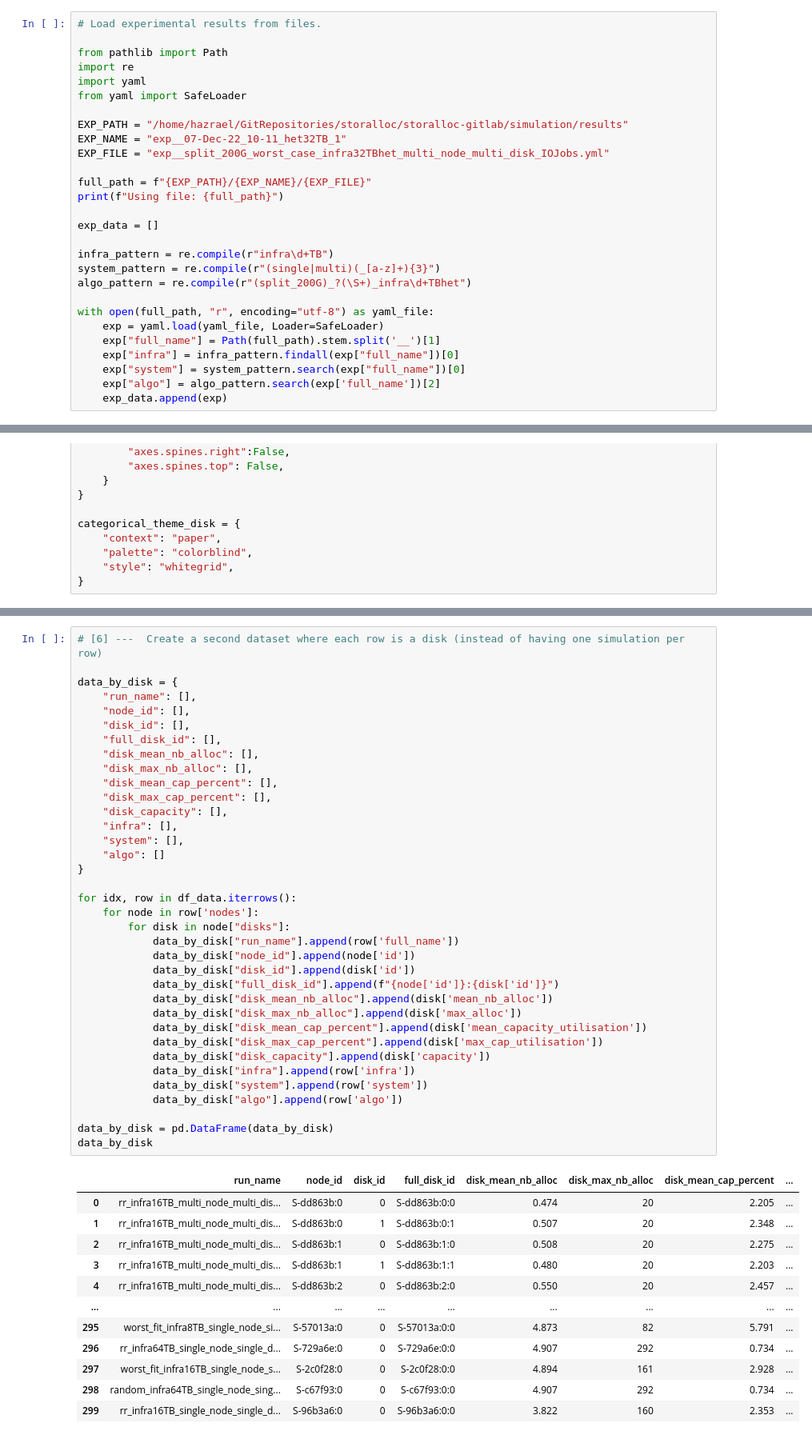
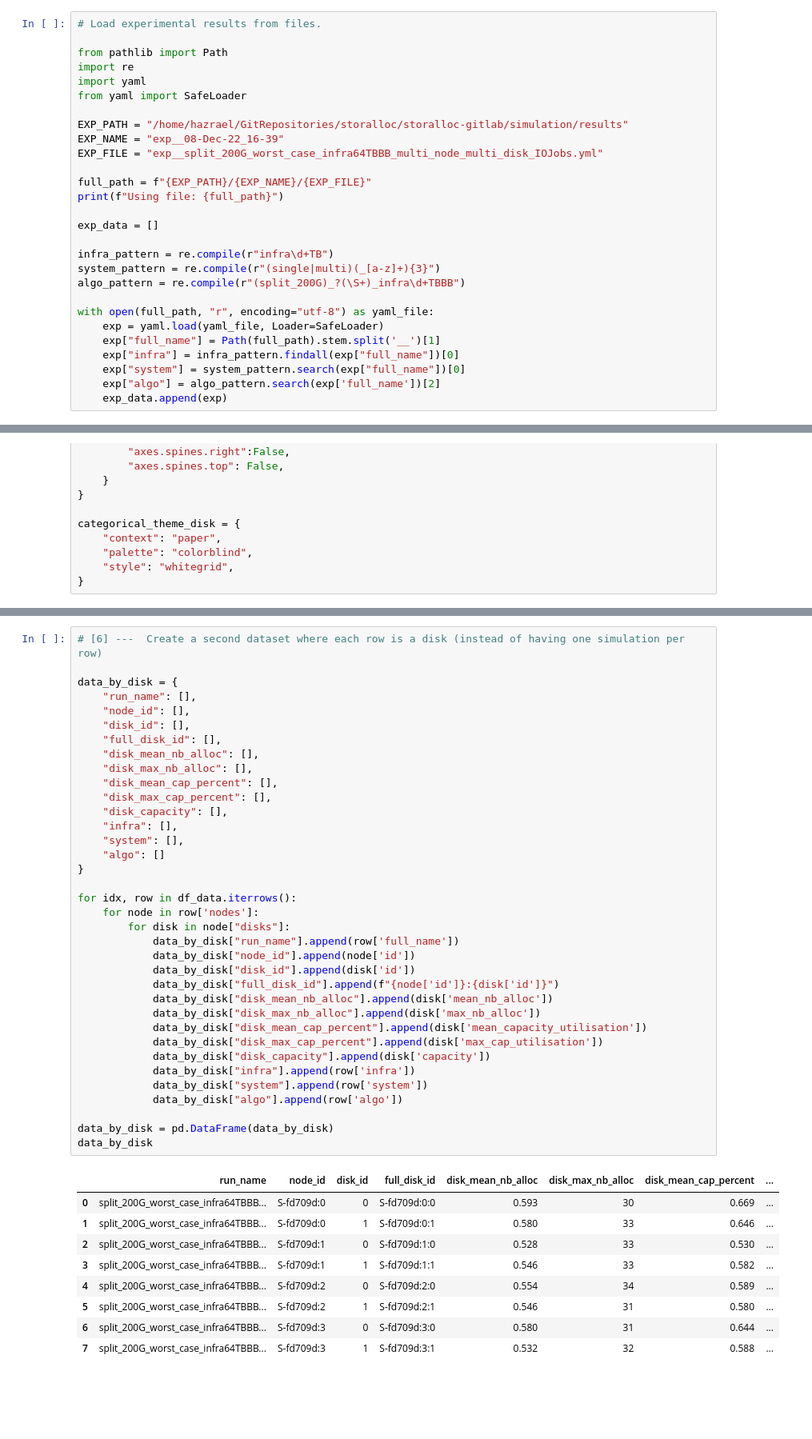
Before and after one commit to hephtaicie/storalloc, a Jupyter notebook: simulation/Seaborn_StorAllocStats_SingleFile.ipynb, the cells around one changed output, grey strips where cells are left out. Shown: that part at 80% size. Drawn from its saved outputs; the diff is of its cells as text; blank space fills up the shorter version.

```diff
--- a/simulation/Seaborn_StorAllocStats_SingleFile.ipynb
+++ b/simulation/Seaborn_StorAllocStats_SingleFile.ipynb
@@ -10,8 +10,8 @@ import yaml
 from yaml import SafeLoader
 
 EXP_PATH = "/home/hazrael/GitRepositories/storalloc/storalloc-gitlab/simulation/results"
-EXP_NAME = "exp__07-Dec-22_10-11_het32TB_1"
-EXP_FILE = "exp__split_200G_worst_case_infra32TBhet_multi_node_multi_disk_IOJobs.yml"
+EXP_NAME = "exp__08-Dec-22_16-39"
+EXP_FILE = "exp__split_200G_worst_case_infra64TBBB_multi_node_multi_disk_IOJobs.yml"
 
 full_path = f"{EXP_PATH}/{EXP_NAME}/{EXP_FILE}"
 print(f"Using file: {full_path}")
@@ -20,7 +20,7 @@ exp_data = []
 
 infra_pattern = re.compile(r"infra\d+TB")
 system_pattern = re.compile(r"(single|multi)(_[a-z]+){3}")
-algo_pattern = re.compile(r"(split_200G)_?(\S+)_infra\d+TBhet")
+algo_pattern = re.compile(r"(split_200G)_?(\S+)_infra\d+TBBB")
 
 with open(full_path, "r", encoding="utf-8") as yaml_file:
     exp = yaml.load(yaml_file, Loader=SafeLoader)
@@ -426,42 +196,39 @@ data_by_disk = {
     "full_disk_id": [],
     "disk_mean_nb_alloc": [],
     "disk_max_nb_alloc": [],
     "disk_mean_cap_percent": [],
     "disk_max_cap_percent": [],
     "disk_capacity": [],
     "infra": [],
     "system": [],
     "algo": []
 }
 
 for idx, row in df_data.iterrows():
     for node in row['nodes']:
         for disk in node["disks"]:
             data_by_disk["run_name"].append(row['full_name'])
             data_by_disk["node_id"].append(node['id'])
             data_by_disk["disk_id"].append(disk['id'])
             data_by_disk["full_disk_id"].append(f"{node['id']}:{disk['id']}")
             data_by_disk["disk_mean_nb_alloc"].append(disk['mean_nb_alloc'])
-            data_by_disk["disk_max_nb_alloc"].append(disk['max_alloc'])
+            data_by_disk["disk_max_nb_alloc"].append(disk['max_nb_alloc'])
             data_by_disk["disk_mean_cap_percent"].append(disk['mean_capacity_utilisation'])
             data_by_disk["disk_max_cap_percent"].append(disk['max_cap_utilisation'])
             data_by_disk["disk_capacity"].append(disk['capacity'])
             data_by_disk["infra"].append(row['infra'])
             data_by_disk["system"].append(row['system'])
             data_by_disk["algo"].append(row['algo'])
 
 data_by_disk = pd.DataFrame(data_by_disk)
 data_by_disk
 # %% [output]
 |  | run_name | node_id | disk_id | full_disk_id | disk_mean_nb_alloc | disk_max_nb_alloc | disk_mean_cap_percent | ... |
-| 0 | rr_infra16TB_multi_node_multi_dis... | S-dd863b:0 | 0 | S-dd863b:0:0 | 0.474 | 20 | 2.205 | ... |
-| 1 | rr_infra16TB_multi_node_multi_dis... | S-dd863b:0 | 1 | S-dd863b:0:1 | 0.507 | 20 | 2.348 | ... |
-| 2 | rr_infra16TB_multi_node_multi_dis... | S-dd863b:1 | 0 | S-dd863b:1:0 | 0.508 | 20 | 2.275 | ... |
-| 3 | rr_infra16TB_multi_node_multi_dis... | S-dd863b:1 | 1 | S-dd863b:1:1 | 0.480 | 20 | 2.203 | ... |
-| 4 | rr_infra16TB_multi_node_multi_dis... | S-dd863b:2 | 0 | S-dd863b:2:0 | 0.550 | 20 | 2.457 | ... |
-| ... | ... | ... | ... | ... | ... | ... | ... | ... |
-| 295 | worst_fit_infra8TB_single_node_si... | S-57013a:0 | 0 | S-57013a:0:0 | 4.873 | 82 | 5.791 | ... |
-| 296 | rr_infra64TB_single_node_single_d... | S-729a6e:0 | 0 | S-729a6e:0:0 | 4.907 | 292 | 0.734 | ... |
-| 297 | worst_fit_infra16TB_single_node_s... | S-2c0f28:0 | 0 | S-2c0f28:0:0 | 4.894 | 161 | 2.928 | ... |
-| 298 | random_infra64TB_single_node_sing... | S-c67f93:0 | 0 | S-c67f93:0:0 | 4.907 | 292 | 0.734 | ... |
-| 299 | rr_infra16TB_single_node_single_d... | S-96b3a6:0 | 0 | S-96b3a6:0:0 | 3.822 | 160 | 2.353 | ... |
+| 0 | split_200G_worst_case_infra64TBBB... | S-fd709d:0 | 0 | S-fd709d:0:0 | 0.593 | 30 | 0.669 | ... |
+| 1 | split_200G_worst_case_infra64TBBB... | S-fd709d:0 | 1 | S-fd709d:0:1 | 0.580 | 33 | 0.646 | ... |
+| 2 | split_200G_worst_case_infra64TBBB... | S-fd709d:1 | 0 | S-fd709d:1:0 | 0.528 | 33 | 0.530 | ... |
+| 3 | split_200G_worst_case_infra64TBBB... | S-fd709d:1 | 1 | S-fd709d:1:1 | 0.546 | 33 | 0.582 | ... |
+| 4 | split_200G_worst_case_infra64TBBB... | S-fd709d:2 | 0 | S-fd709d:2:0 | 0.554 | 34 | 0.589 | ... |
+| 5 | split_200G_worst_case_infra64TBBB... | S-fd709d:2 | 1 | S-fd709d:2:1 | 0.546 | 31 | 0.580 | ... |
+| 6 | split_200G_worst_case_infra64TBBB... | S-fd709d:3 | 0 | S-fd709d:3:0 | 0.580 | 31 | 0.644 | ... |
+| 7 | split_200G_worst_case_infra64TBBB... | S-fd709d:3 | 1 | S-fd709d:3:1 | 0.532 | 32 | 0.588 | ... |
```
Also changed, not shown: parts of 33 cells of this notebook, 9 other files.
